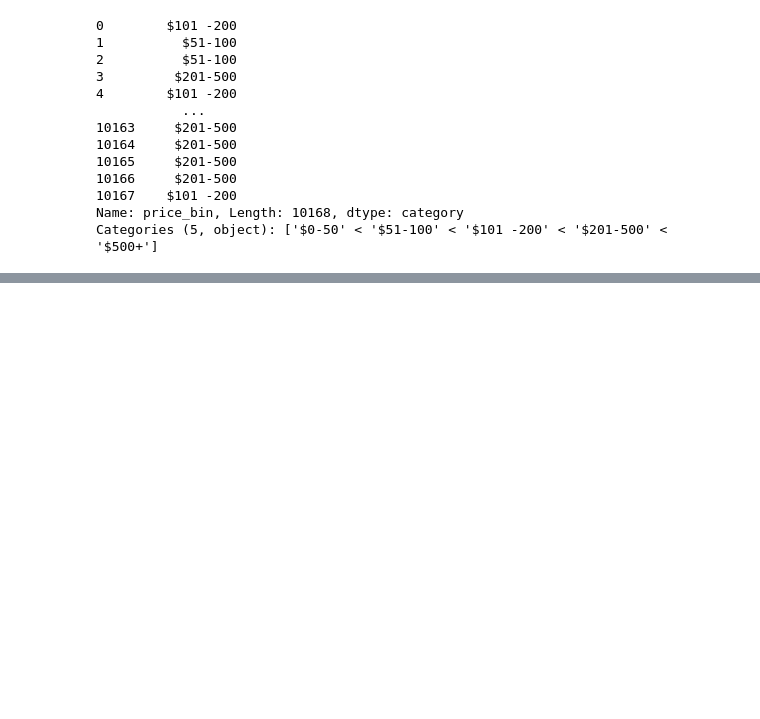
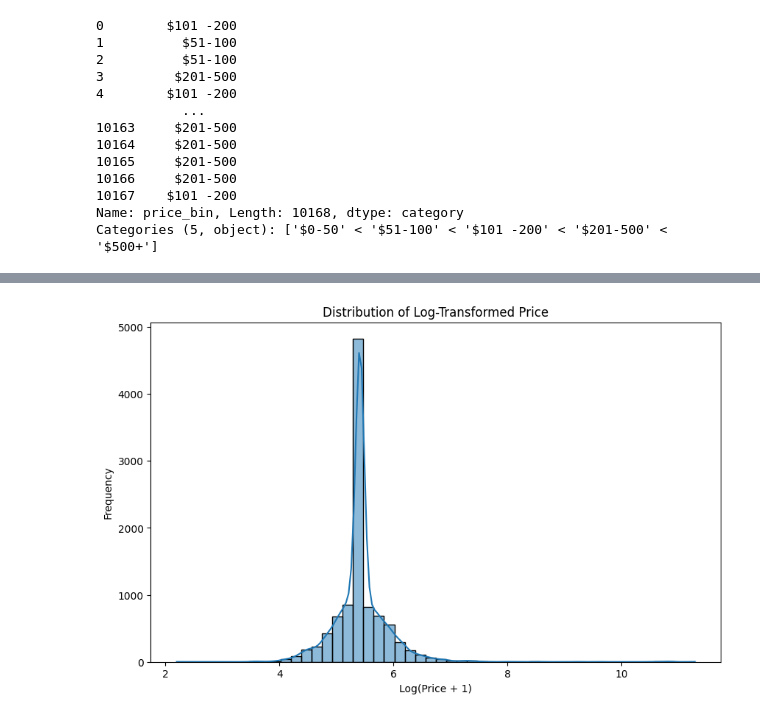
Before and after one commit to supremkc05/AirBnB-Pricing, a Jupyter notebook: notebook/cleaning.ipynb, the cells around one changed output, grey strips where cells are left out. Cells and saved outputs as stored; diff of their text form; code cells hidden in the pictures; blank space fills up the shorter version.

```diff
--- a/notebook/cleaning.ipynb
+++ b/notebook/cleaning.ipynb
@@ -170,0 +212,10 @@ Categories (5, object): ['$0-50' < '$51-100' < '$101 -200' < '$201-500' < '$500+
+# %%
+#visualization of price_log
+plt.figure(figsize=(10, 6))
+sns.histplot(df['price_log'], bins=50, kde=True)
+plt.title('Distribution of Log-Transformed Price')
+plt.xlabel('Log(Price + 1)')
+plt.ylabel('Frequency')
+plt.show()
+# %% [output]
+[figure, added]
```
Also changed, not shown: parts of 8 cells of this notebook.
